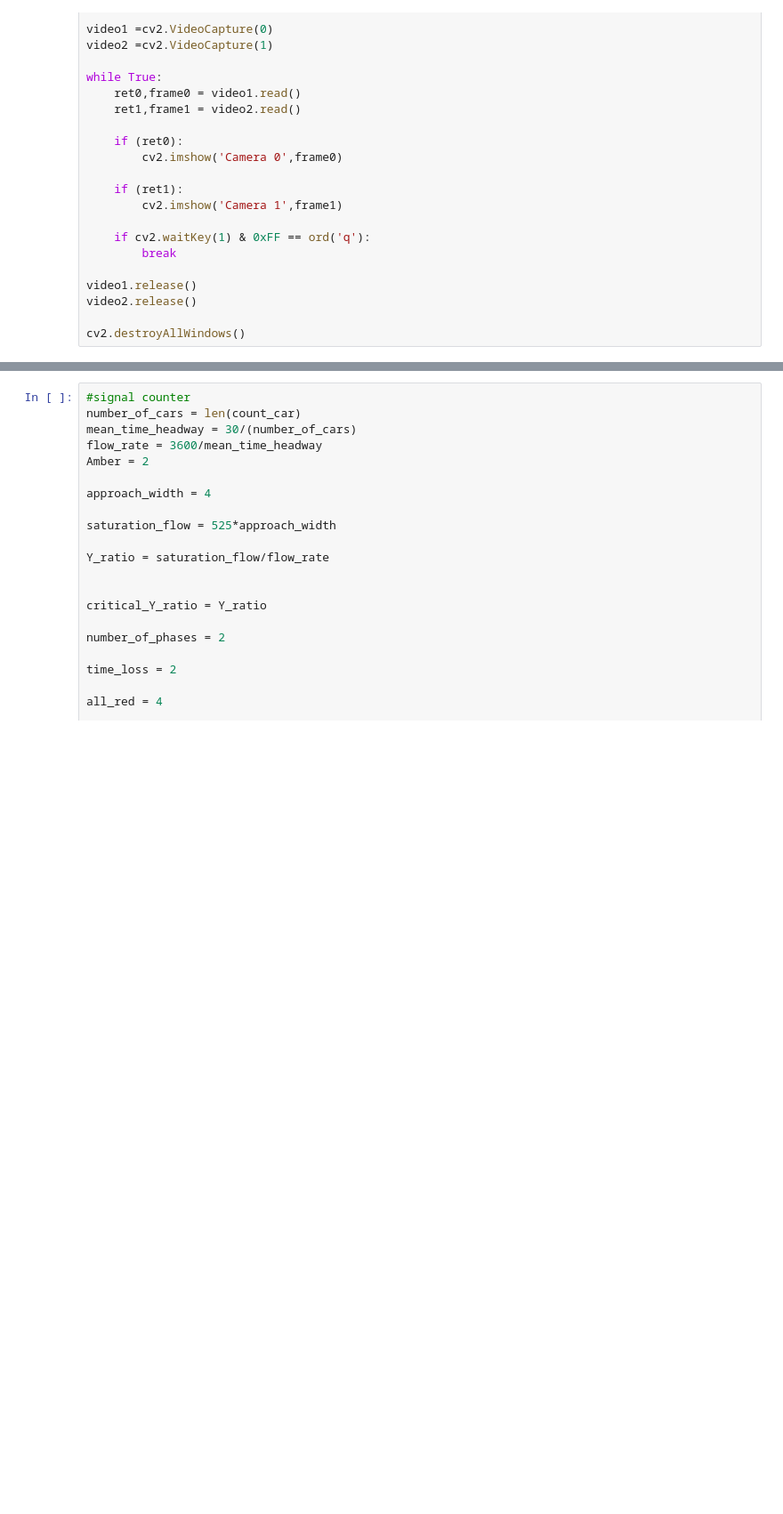
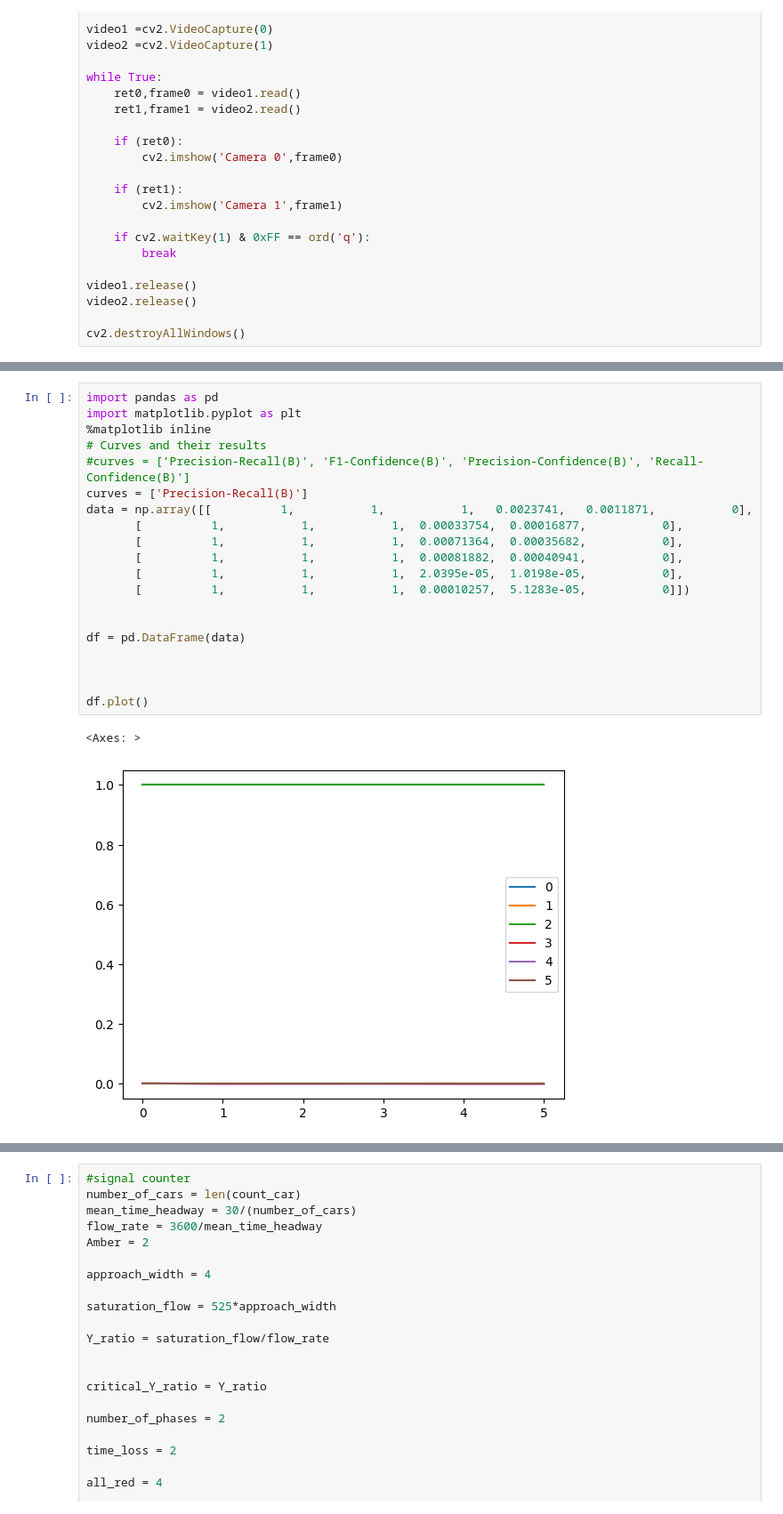
Before and after one commit to mark-2002/project_work, a Jupyter notebook: retesting.ipynb, the cells around one changed output, grey strips where cells are left out. Shown: that part at 89% size. Cells and saved outputs as stored; diff of their text form; blank space fills up the shorter version.

```diff
--- a/retesting.ipynb
+++ b/retesting.ipynb
@@ -392,0 +763,23 @@ model.val(split=px)
+# %%
+import pandas as pd
+import matplotlib.pyplot as plt
+%matplotlib inline
+# Curves and their results
+#curves = ['Precision-Recall(B)', 'F1-Confidence(B)', 'Precision-Confidence(B)', 'Recall-Confidence(B)']
+curves = ['Precision-Recall(B)']
+data = np.array([[          1,           1,           1,   0.0023741,   0.0011871,           0],
+       [          1,           1,           1,  0.00033754,  0.00016877,           0],
+       [          1,           1,           1,  0.00071364,  0.00035682,           0],
+       [          1,           1,           1,  0.00081882,  0.00040941,           0],
+       [          1,           1,           1,  2.0395e-05,  1.0198e-05,           0],
+       [          1,           1,           1,  0.00010257,  5.1283e-05,           0]])
+
+
+df = pd.DataFrame(data)
+
+
+
+df.plot()
+# %% [output]
+<Axes: >
+[figure, added]
```
Also changed, not shown: parts of 12 cells of this notebook, 1 other file.
